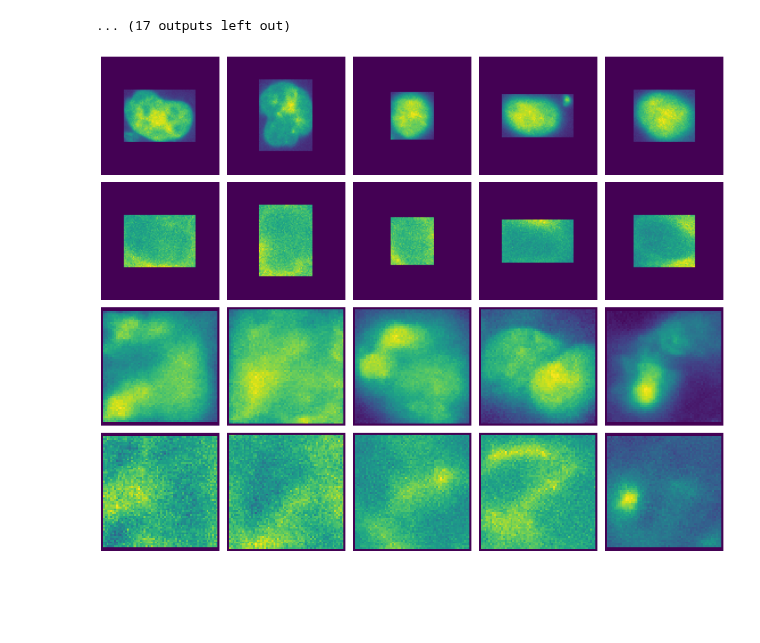
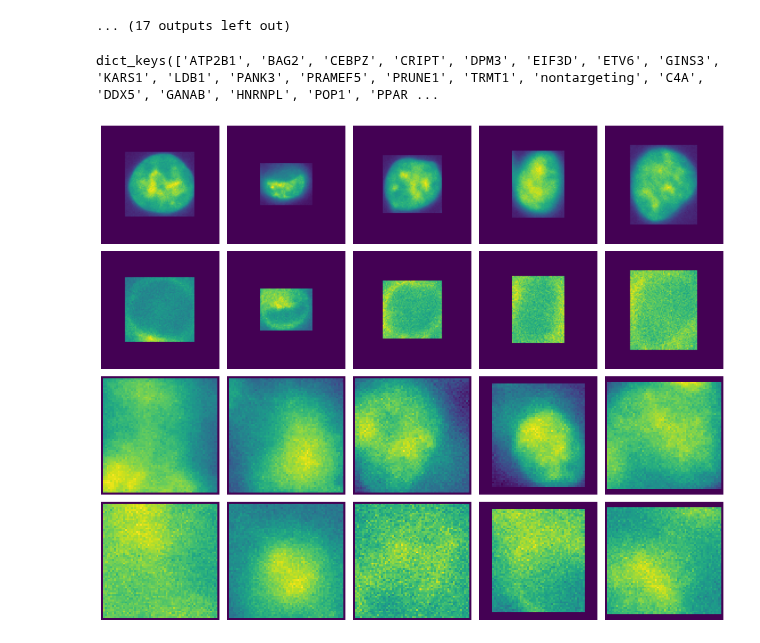
Before and after one commit to njwfish/DistributionEmbeddings, a Jupyter notebook: notebooks/ops_playground.ipynb, the cells around one changed output. Drawn from its saved outputs; the diff is of its cells as text; code cells hidden in the pictures; blank space fills up the shorter version.

```diff
--- a/notebooks/ops_playground.ipynb
+++ b/notebooks/ops_playground.ipynb
@@ -91,7 +92,7 @@ def instantiate_and_load_model(config) -> torch.nn.Module:
     encoder = hydra.utils.instantiate(cfg.encoder)
     generator = hydra.utils.instantiate(cfg.generator)
 
-    checkpoint = torch.load(config['dir'] + '/checkpoint_epoch_5.pt', map_location=device, weights_only=False)
+    checkpoint = torch.load(config['dir'] + '/checkpoint_epoch_7.pt', map_location=device, weights_only=False)
     encoder.load_state_dict(checkpoint['encoder_state_dict'])
     generator.model.load_state_dict(checkpoint['generator_state_dict'])
     return encoder, generator
@@ -173,9 +174,10 @@ gene_labels = [
 # get all images for perturbation
 # load all perturbations in gene_labels
 # shuffled_pert_names = np.random.permutation(list(dataset.pert_indices.keys()))
-pert_images = {}
-for pert in gene_labels + ['nontargeting']:
-    pert_images[pert] = get_all_images_for_perturbation(dataset, pert, use_tqdm=True)
+# pert_images = {}
+# for pert in gene_labels + ['nontargeting']:
+#     pert_images[pert] = get_all_images_for_perturbation(dataset, pert, use_tqdm=True)
+#
 # %%
 enc.to('cuda')
 gen.model.to('cuda')
@@ -356,11 +358,17 @@ def show_real_and_generated_grid(real, generated, N=5, cmap='viridis'):
 
     plt.tight_layout()
     plt.show()
+# %%
+images_by_pert.keys()
+# %% [output]
+dict_keys(['ATP2B1', 'BAG2', 'CEBPZ', 'CRIPT', 'DPM3', 'EIF3D', 'ETV6', 'GINS3', 'KARS1', 'LDB1', 'PANK3', 'PRAMEF5', 'PRUNE1', 'TRMT1', 'nontargeting', 'C4A', 'DDX5', 'GANAB', 'HNRNPL', 'POP1', 'PPAR ...
+# %%
+pert = 'ESPL1'
 # %%
 pert_image = torch.tensor(images_by_pert[pert])
-pert_recon = torch.tensor(recons_by_pert[pert][0][:40])
+pert_recon = torch.tensor(recons_by_pert[pert][0][20:])
 pert_recon = apply_border_mask_vectorized(pert_recon, fast_batch_edge_widths(pert_recon))
 
 show_real_and_generated_grid(pert_image, pert_recon)
 # %% [output]
-[figure, old version]
+[figure, new version]
```
Also changed, not shown: parts of 3 cells of this notebook, 17 other files.
